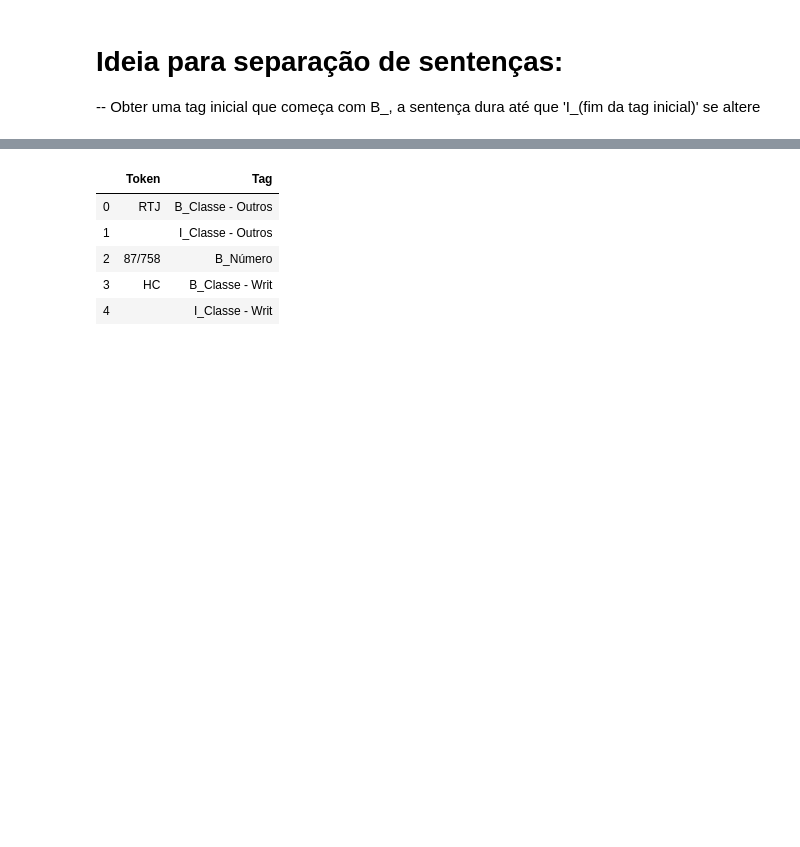
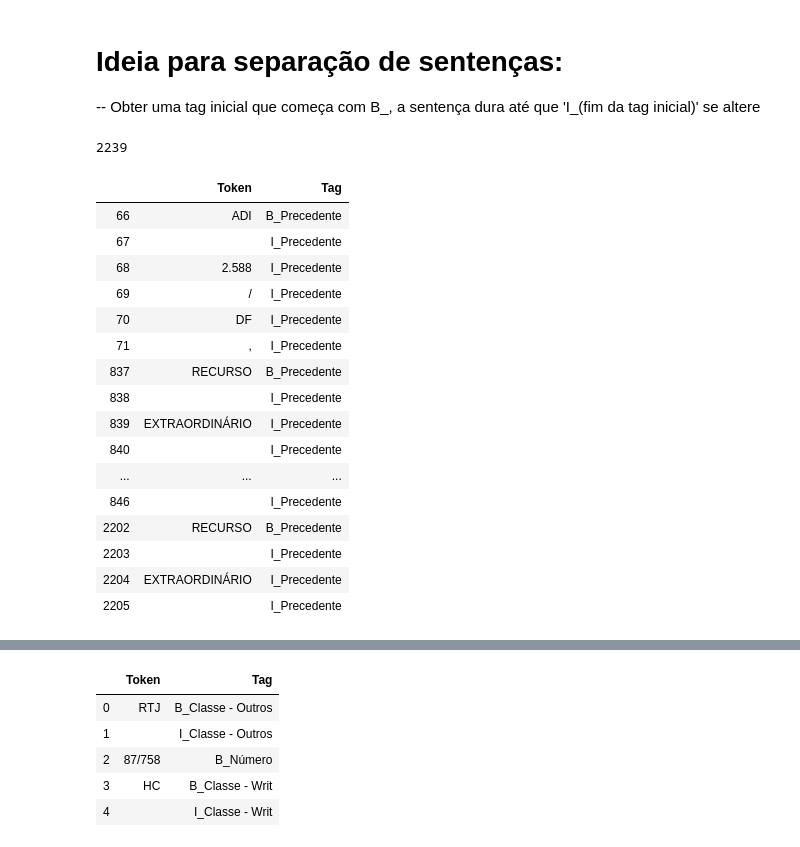
Before and after one commit to felipeasilva1/doccano, a Jupyter notebook: ncdj-tools/export_utility/03 - Precedentes.ipynb, the cells around one changed output, grey strips where cells are left out. Cells and saved outputs as stored; diff of their text form; code cells hidden in the pictures; blank space fills up the shorter version.

```diff
--- a/ncdj-tools/export_utility/03 - Precedentes.ipynb
+++ b/ncdj-tools/export_utility/03 - Precedentes.ipynb
@@ -111,3 +81,42 @@ df_prec[df_prec.Tag.str.endswith('_Número')].head(20)
 # Ideia para separação de sentenças:
 
 -- Obter uma tag inicial que começa com B_, a sentença dura até que 'I_(fim da tag inicial)' se altere
+# %%
+extension = 'csv'
+all_filenames = [i for i in glob.glob('NER/*/**/***/****/*****.{}'.format(extension))]
+# %%
+len(all_filenames)
+# %% [output]
+2239
+# %%
+# Cria uma tag de inicio e fim de arquivo em cada 'csv' antes de apendar todos eles.
+
+frames = []
+for all_files in all_filenames:
+    df = pd.read_csv(all_files,delimiter=';', na_values='NaN') # Lê o arquivo
+    df['Tag'].iloc[0] , df['Tag'].iloc[-1] = ['INICIO_ARQ', 'FIM_ARQ'] # Altera a primeira e ultima Tag desse csv
+    frames.append(df) # Adiciona esse dataframe no 'dataframe maior'
+
+combined_csv = pd.concat(frames).reset_index(drop=True)
+combined_csv.to_csv("combined_csv.csv",index=False,encoding='utf-8') # Cria um arquivo com todas as anotações.
+combined_csv['Token'] = combined_csv['Token'].astype('str')
+# %%
+combined_csv[combined_csv.Tag.str.endswith('Precedente')].head(20)
+# %% [output]
+|  | Token | Tag |
+| 66 | ADI | B_Precedente |
+| 67 |  | I_Precedente |
+| 68 | 2.588 | I_Precedente |
+| 69 | / | I_Precedente |
+| 70 | DF | I_Precedente |
+| 71 | , | I_Precedente |
+| 837 | RECURSO | B_Precedente |
+| 838 |  | I_Precedente |
+| 839 | EXTRAORDINÁRIO | I_Precedente |
+| 840 |  | I_Precedente |
+| ... | ... | ... |
+| 846 |  | I_Precedente |
+| 2202 | RECURSO | B_Precedente |
+| 2203 |  | I_Precedente |
+| 2204 | EXTRAORDINÁRIO | I_Precedente |
+| 2205 |  | I_Precedente |
```
Also changed, not shown: parts of 17 cells of this notebook, 2 other files.
